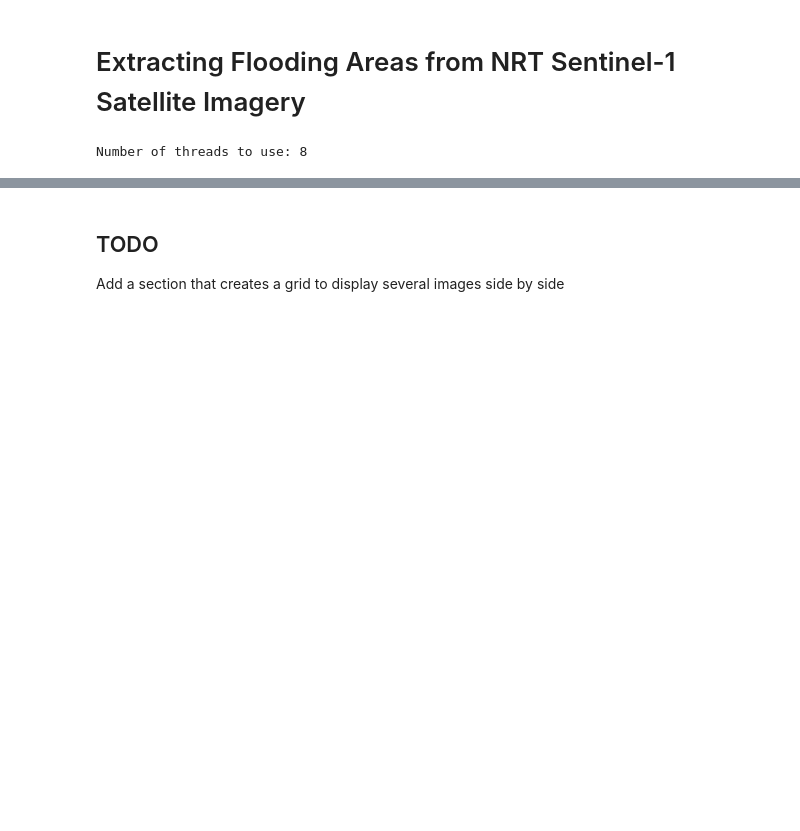
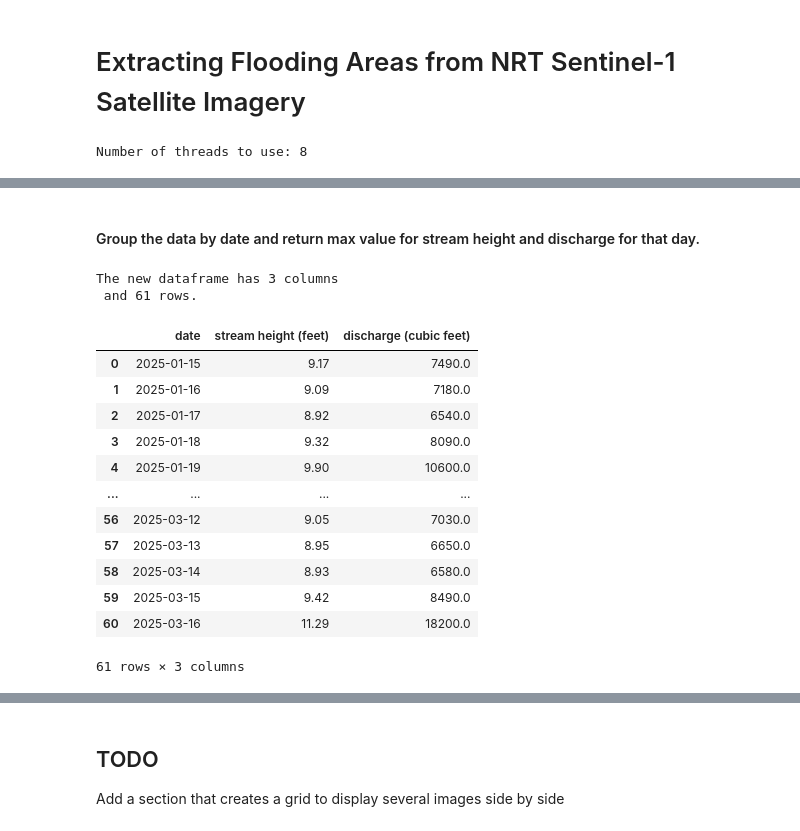
Before and after one commit to ianhorn/codeky-da-capstone, a Jupyter notebook: project/project.ipynb, the cells around one changed output, grey strips where cells are left out. Cells and saved outputs as stored; diff of their text form; code cells hidden in the pictures; blank space fills up the shorter version.

```diff
--- a/project/project.ipynb
+++ b/project/project.ipynb
@@ -31,0 +131,25 @@ Dataretrieval Python Documentation:
+# %% [markdown]
+#### Group the data by date and return max value for stream height and discharge for that day.
+# %%
+clean_water_df_groupby = clean_water_df.groupby('date', as_index=False).agg({
+    'stream height (feet)': 'max',
+    'discharge (cubic feet)': 'max'
+})
+print(f'The new dataframe has {clean_water_df_groupby.shape[1]} columns\n and {clean_water_df_groupby.shape[0]} rows.')
+clean_water_df_groupby
+# %% [output]
+The new dataframe has 3 columns
+ and 61 rows.
+|  | date | stream height (feet) | discharge (cubic feet) |
+| 0 | 2025-01-15 | 9.17 | 7490.0 |
+| 1 | 2025-01-16 | 9.09 | 7180.0 |
+| 2 | 2025-01-17 | 8.92 | 6540.0 |
+| 3 | 2025-01-18 | 9.32 | 8090.0 |
+| 4 | 2025-01-19 | 9.90 | 10600.0 |
+| ... | ... | ... | ... |
+| 56 | 2025-03-12 | 9.05 | 7030.0 |
+| 57 | 2025-03-13 | 8.95 | 6650.0 |
+| 58 | 2025-03-14 | 8.93 | 6580.0 |
+| 59 | 2025-03-15 | 9.42 | 8490.0 |
+| 60 | 2025-03-16 | 11.29 | 18200.0 |
+61 rows × 3 columns
```
Also changed, not shown: parts of 25 cells of this notebook, 4 other files.
